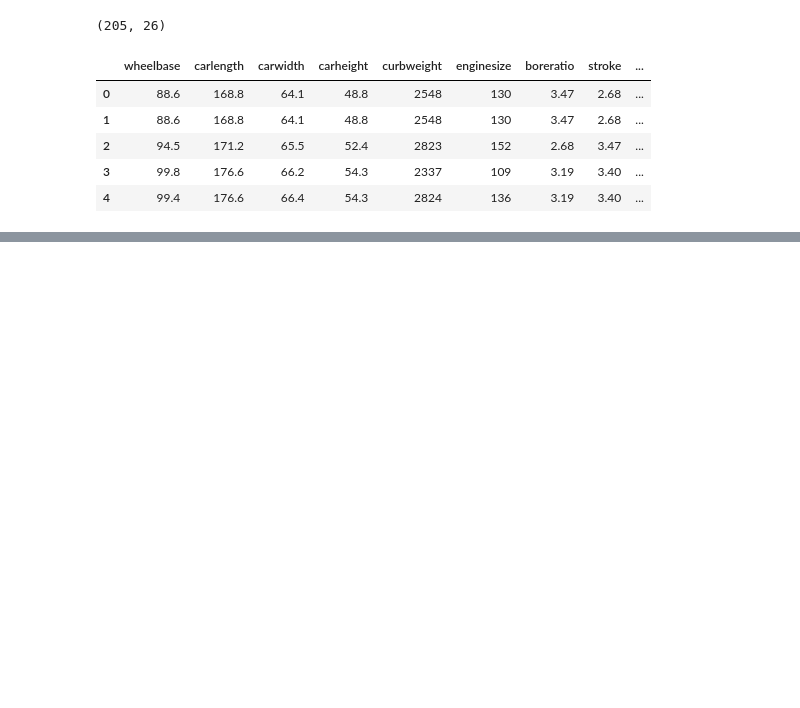
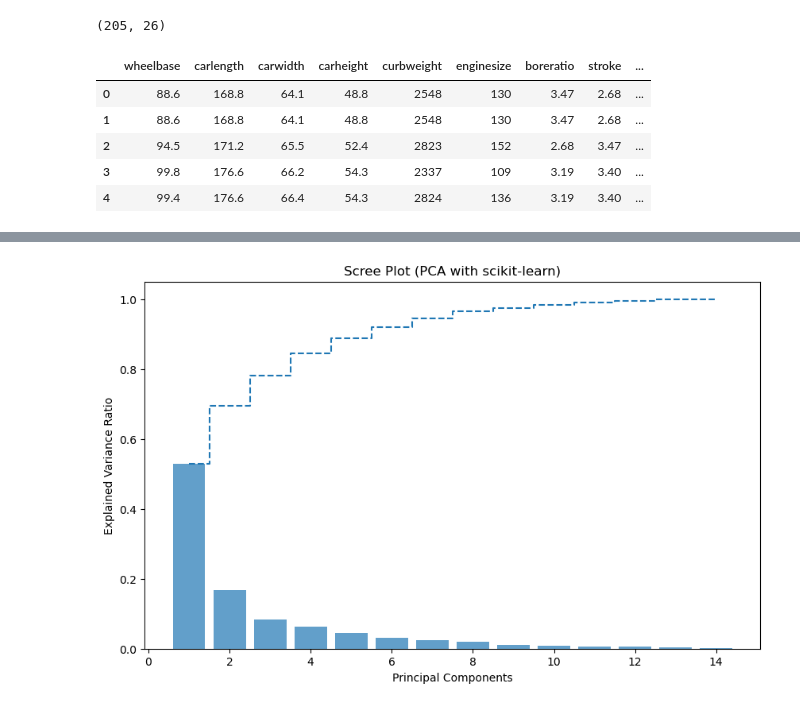
Before and after one commit to devgabrielmarcondes/cars-pca, a Jupyter notebook: main.ipynb, the cells around one changed output, grey strips where cells are left out. Drawn from its saved outputs; the diff is of its cells as text; code cells hidden in the pictures; blank space fills up the shorter version.

```diff
--- a/main.ipynb
+++ b/main.ipynb
@@ -71,3 +71,18 @@ plt.show()
+# %%
+# Apply PCA
+pca = PCA()  # You can adjust this based on your needs
+df_pca_sklearn = pca.fit_transform(cars_numeric_scaled)
+
+# Scree Plot using scikit-learn's explained_variance_ratio_
+plt.figure(figsize=(10, 6))
+plt.bar(range(1, pca.n_components_ + 1), pca.explained_variance_ratio_, alpha=0.7, align='center')
+plt.step(range(1, pca.n_components_ + 1), np.cumsum(pca.explained_variance_ratio_), where='mid', linestyle='--')
+plt.title('Scree Plot (PCA with scikit-learn)')
+plt.xlabel('Principal Components')
+plt.ylabel('Explained Variance Ratio')
+plt.show()
+# %% [output]
+[figure, added]
 # %%
 # Projeta os dados nos componentes principais
 scores = np.dot(cars_numeric_scaled, V.T)
```
Also changed, not shown: parts of 7 cells of this notebook.
